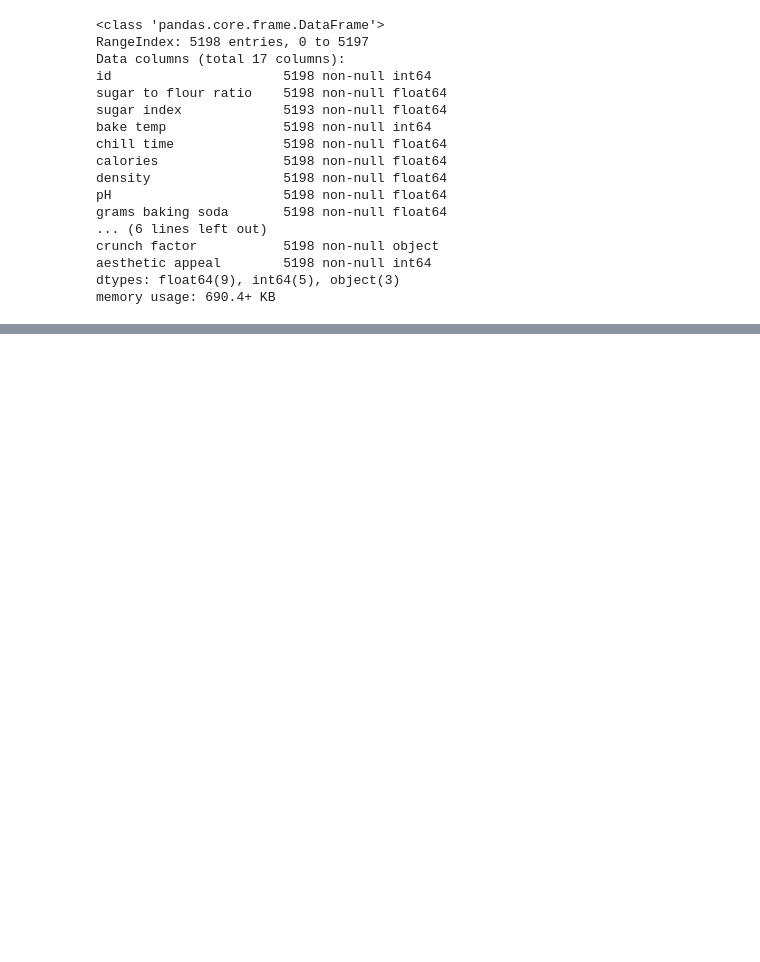
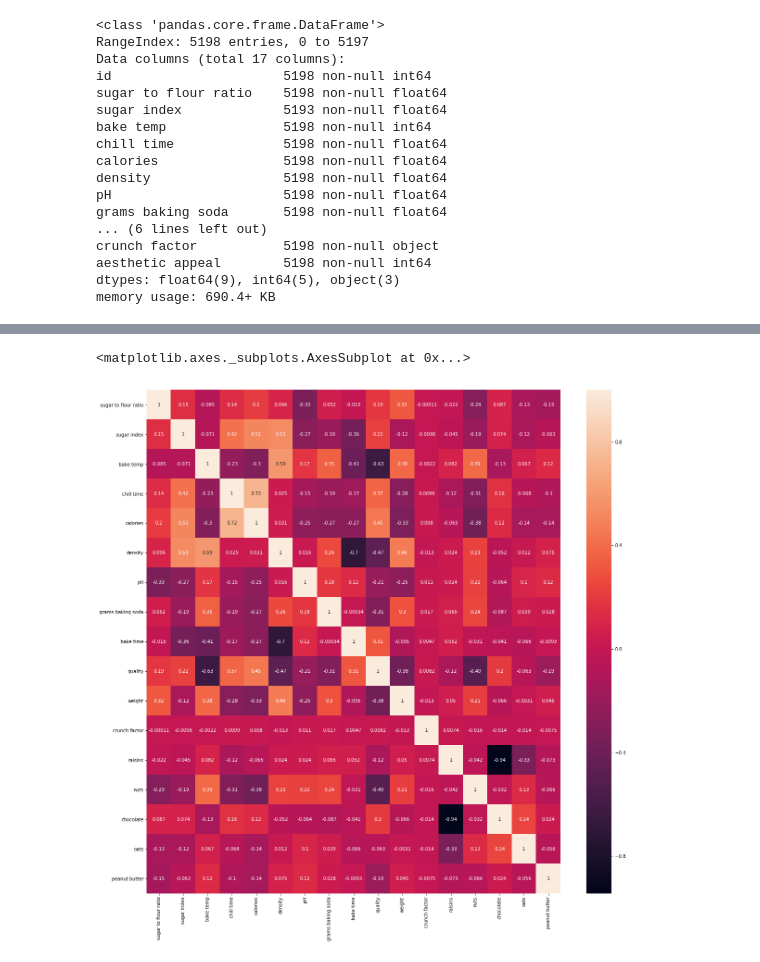
Before and after one commit to chunsang0126/datathon, a Jupyter notebook: Best team notebook.ipynb, the cells around one changed output, grey strips where cells are left out. Cells and saved outputs as stored; diff of their text form; code cells hidden in the pictures; blank space fills up the shorter version.

Commit message:
Data cleaning v0.2

```diff
--- a/Best team notebook.ipynb
+++ b/Best team notebook.ipynb
@@ -210,0 +95,2 @@ df.describe()
+# %%
+df_1 = df_original.copy()
@@ -210,0 +99,28 @@ df.describe()
+# %%
+def create_categories(df):
+    flavours= ['raisins', 'nuts', 'chocolate', 'oats', 'peanut butter']
+    for flavour in flavours:
+        df[flavour] = 0
+    for flavour in flavours:
+        df[flavour] = np.where(df['mixins'].str.contains(flavour), 1, 0)
+# %%
+def clean_cookies(df):
+    """
+    We created this function to clean the data and have a better code.
+    arg: Pandas Dataframe
+    """
+    df.set_index('id', inplace = True)
+    df.dropna(inplace = True)
+    df['crunch factor'] = pd.to_numeric(df['crunch factor'], errors = "coerce")
+    create_categories(df)
+    df.drop(columns = ['mixins', 'diameter', 'aesthetic appeal'], inplace = True)
+    df.drop(index=df[df['sugar to flour ratio'] > 1.0].index, inplace=True)
+    df.drop(index=df[df['calories'] < 1].index, inplace=True)
+    df.drop(index=df[df['density'] > 1.5].index, inplace=True)
+    df.drop(index=df[df['pH'] > 12].index, inplace=True)
+    df.drop(index=df[df['quality'] > 10].index, inplace=True)
+    df['bake temp'] = df['bake temp'].apply(lambda x: 640 if x > 640 else x)
+    df.drop(index=df[df['weight'] < 1].index, inplace=True)
+    return df
+# %%
+df_clean = clean_cookies(df_1)
@@ -210,0 +149,6 @@ df.describe()
+# %%
+plt.figure(figsize = (20,20))
+sns.heatmap(df_clean.corr(), annot = True)
+# %% [output]
+<matplotlib.axes._subplots.AxesSubplot at 0x...>
+[figure, added]
```
Also changed, not shown: parts of 33 cells of this notebook.
